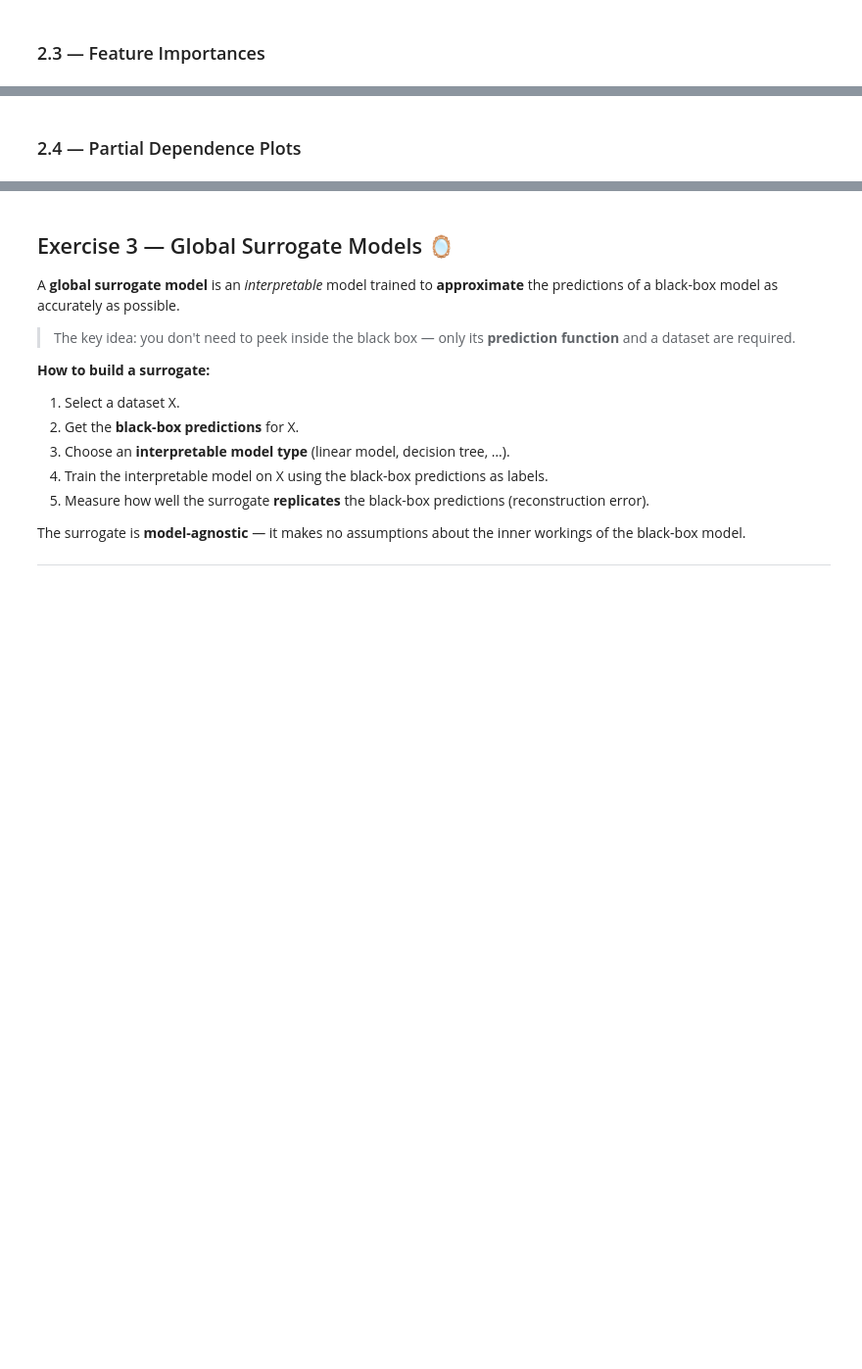
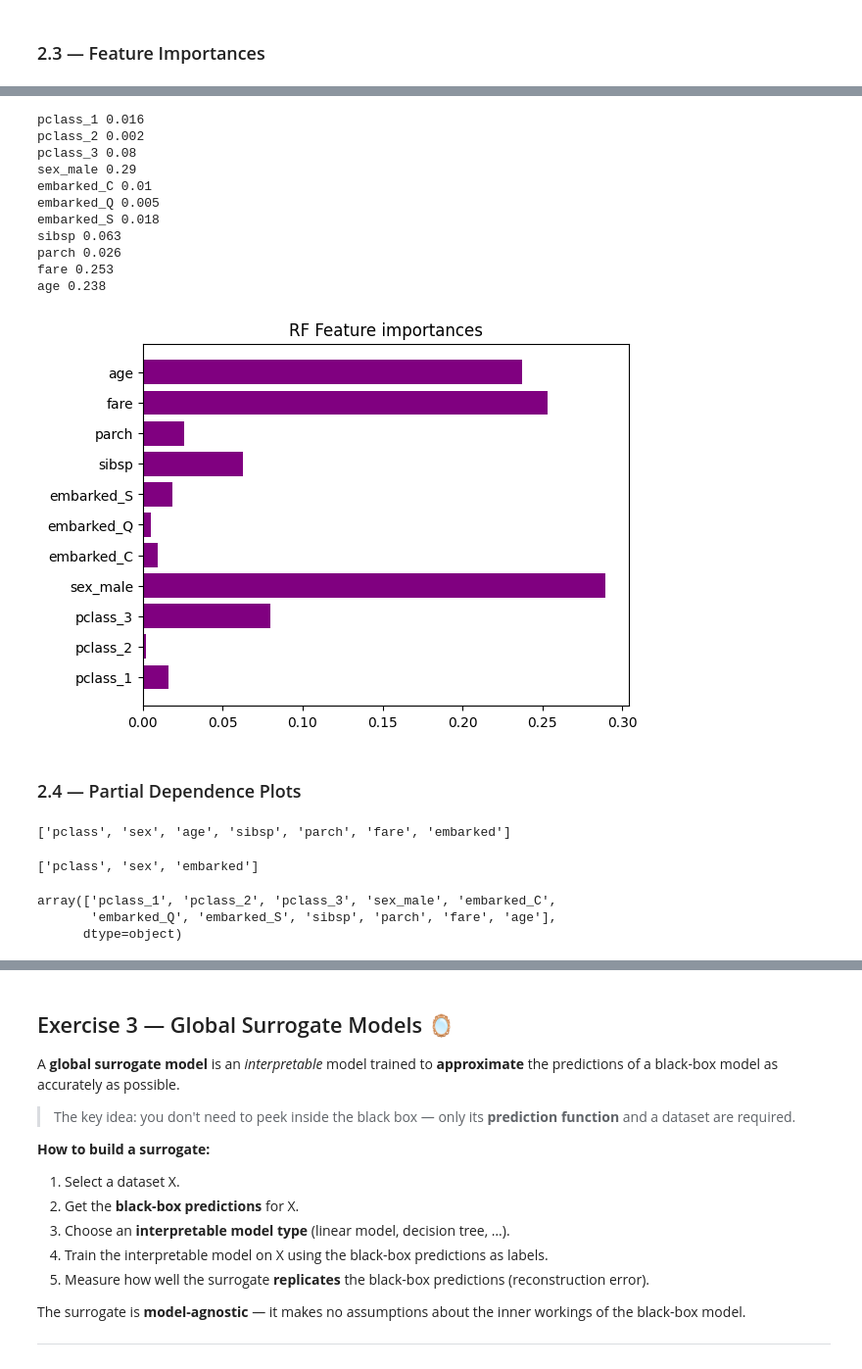
Before and after one commit to Arthvrr/Explanaible-AI-Labs, a Jupyter notebook: Lab 2/Lab02_Global_post_hoc_2026.ipynb, the cells around one changed output, grey strips where cells are left out. Shown at 98% size. Cells and saved outputs as stored; diff of their text form; code cells hidden in the pictures; blank space fills up the shorter version.

```diff
--- a/Lab 2/Lab02_Global_post_hoc_2026.ipynb
+++ b/Lab 2/Lab02_Global_post_hoc_2026.ipynb
@@ -600,2 +640,28 @@ from sklearn.datasets import make_classification
+# %%
+#### START CODE HERE ####
+dt_importance = dt.named_steps['classifier'].feature_importances_ #.named_steps pour accéder aux différentes étapes du Pipeline grâce à leur nom
+dt_features_names = dt.named_steps['preprocess'].get_feature_names_out()
+
+for i,j in zip(dt_importance,dt_features_names):
+    print(j,round(i,3))
+
+plt.barh(dt_features_names, dt_importance, color='purple')
+plt.title("RF Feature importances")
+plt.show()
+
+#### END CODE HERE ####
+# %% [output]
+pclass_1 0.016
+pclass_2 0.002
+pclass_3 0.08
+sex_male 0.29
+embarked_C 0.01
+embarked_Q 0.005
+embarked_S 0.018
+sibsp 0.063
+parch 0.026
+fare 0.253
+age 0.238
+[figure, added]
 # %% [markdown]
 ### 2.4 — Partial Dependence Plots
@@ -611,0 +668,14 @@ from sklearn.datasets import make_classification
+# %%
+X_train.columns.tolist()
+# %% [output]
+['pclass', 'sex', 'age', 'sibsp', 'parch', 'fare', 'embarked']
+# %%
+categorical_columns
+# %% [output]
+['pclass', 'sex', 'embarked']
+# %%
+features_names
+# %% [output]
+array(['pclass_1', 'pclass_2', 'pclass_3', 'sex_male', 'embarked_C',
+       'embarked_Q', 'embarked_S', 'sibsp', 'parch', 'fare', 'age'],
+      dtype=object)
```
Also changed, not shown: parts of 21 cells of this notebook, 1 other file.
